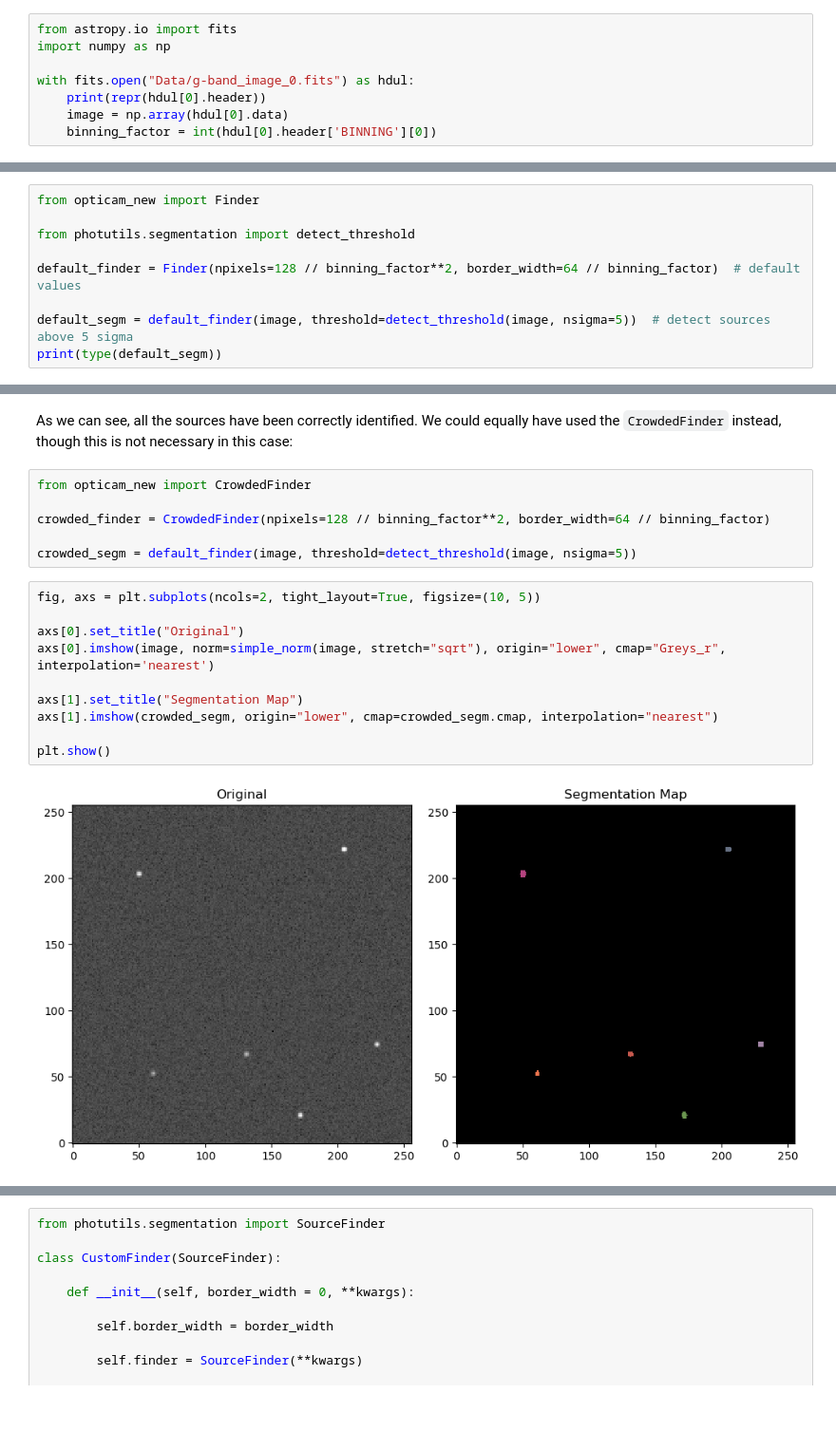
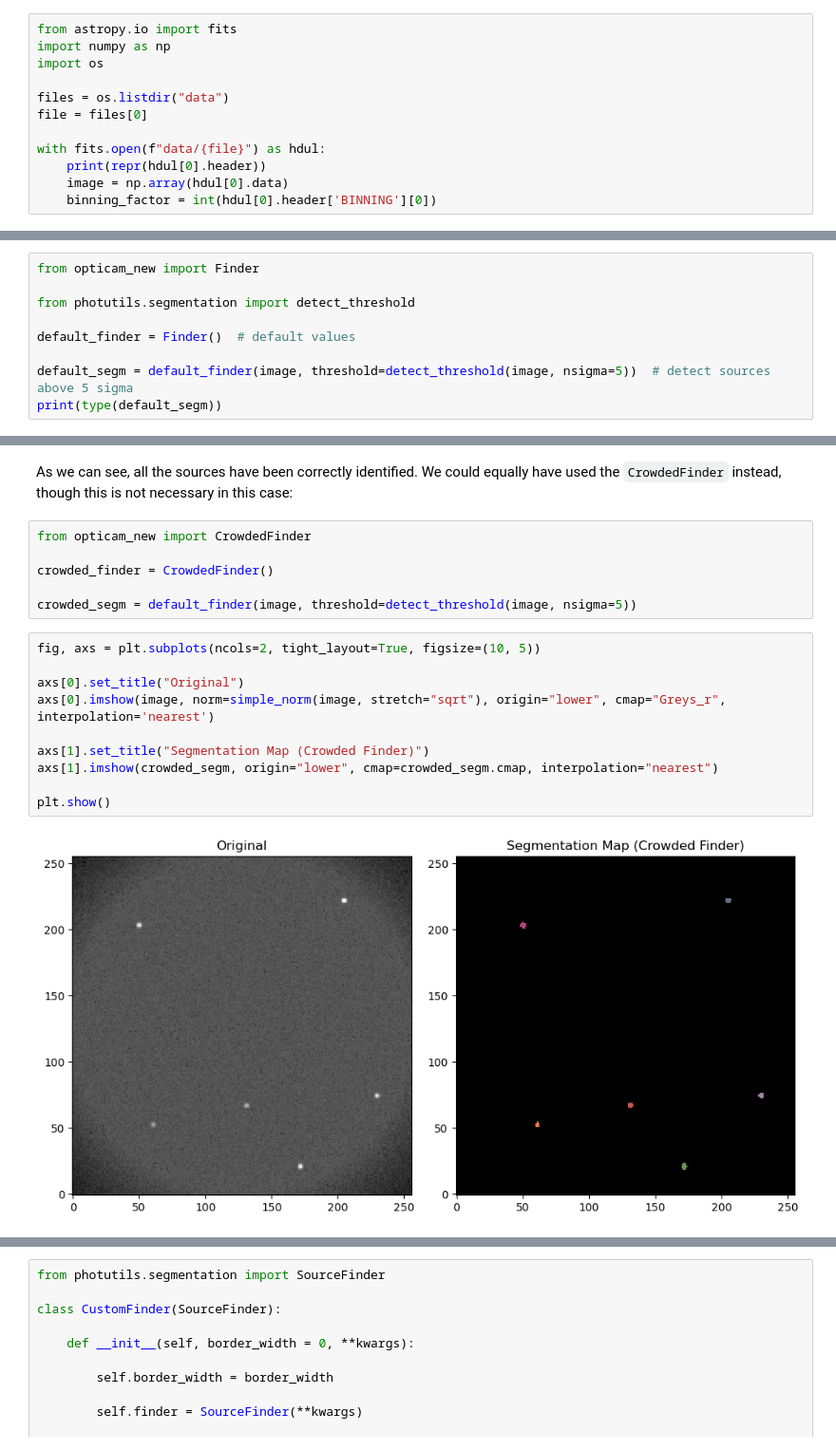
Before and after one commit to zairving/opticam, a Jupyter notebook: Tutorials/finders.ipynb, the cells around one changed output, grey strips where cells are left out. Shown at 95% size. Cells and saved outputs as stored; diff of their text form; blank space fills up the shorter version.

```diff
--- a/Tutorials/finders.ipynb
+++ b/Tutorials/finders.ipynb
@@ -9,8 +13,12 @@ First thing's first, let's open an image that contains some sources. For this ex
 # %%
 from astropy.io import fits
 import numpy as np
+import os
 
-with fits.open("Data/g-band_image_0.fits") as hdul:
+files = os.listdir("data")
+file = files[0]
+
+with fits.open(f"data/{file}") as hdul:
     print(repr(hdul[0].header))
     image = np.array(hdul[0].data)
     binning_factor = int(hdul[0].header['BINNING'][0])
@@ -48,7 +58,7 @@ from opticam_new import Finder
 
 from photutils.segmentation import detect_threshold
 
-default_finder = Finder(npixels=128 // binning_factor**2, border_width=64 // binning_factor)  # default values
+default_finder = Finder()  # default values
 
 default_segm = default_finder(image, threshold=detect_threshold(image, nsigma=5))  # detect sources above 5 sigma
 print(type(default_segm))
@@ -73,21 +83,21 @@ As we can see, all the sources have been correctly identified. We could equally
 # %%
 from opticam_new import CrowdedFinder
 
-crowded_finder = CrowdedFinder(npixels=128 // binning_factor**2, border_width=64 // binning_factor)
+crowded_finder = CrowdedFinder()
 
 crowded_segm = default_finder(image, threshold=detect_threshold(image, nsigma=5))
 # %%
 fig, axs = plt.subplots(ncols=2, tight_layout=True, figsize=(10, 5))
 
 axs[0].set_title("Original")
 axs[0].imshow(image, norm=simple_norm(image, stretch="sqrt"), origin="lower", cmap="Greys_r", interpolation='nearest')
 
-axs[1].set_title("Segmentation Map")
+axs[1].set_title("Segmentation Map (Crowded Finder)")
 axs[1].imshow(crowded_segm, origin="lower", cmap=crowded_segm.cmap, interpolation="nearest")
 
 plt.show()
 # %% [output]
-[figure, old version]
+[figure, new version]
 # %% [markdown]
 ## Custom Source Finders
 
```
Also changed, not shown: parts of 7 cells of this notebook, 2 other files.
